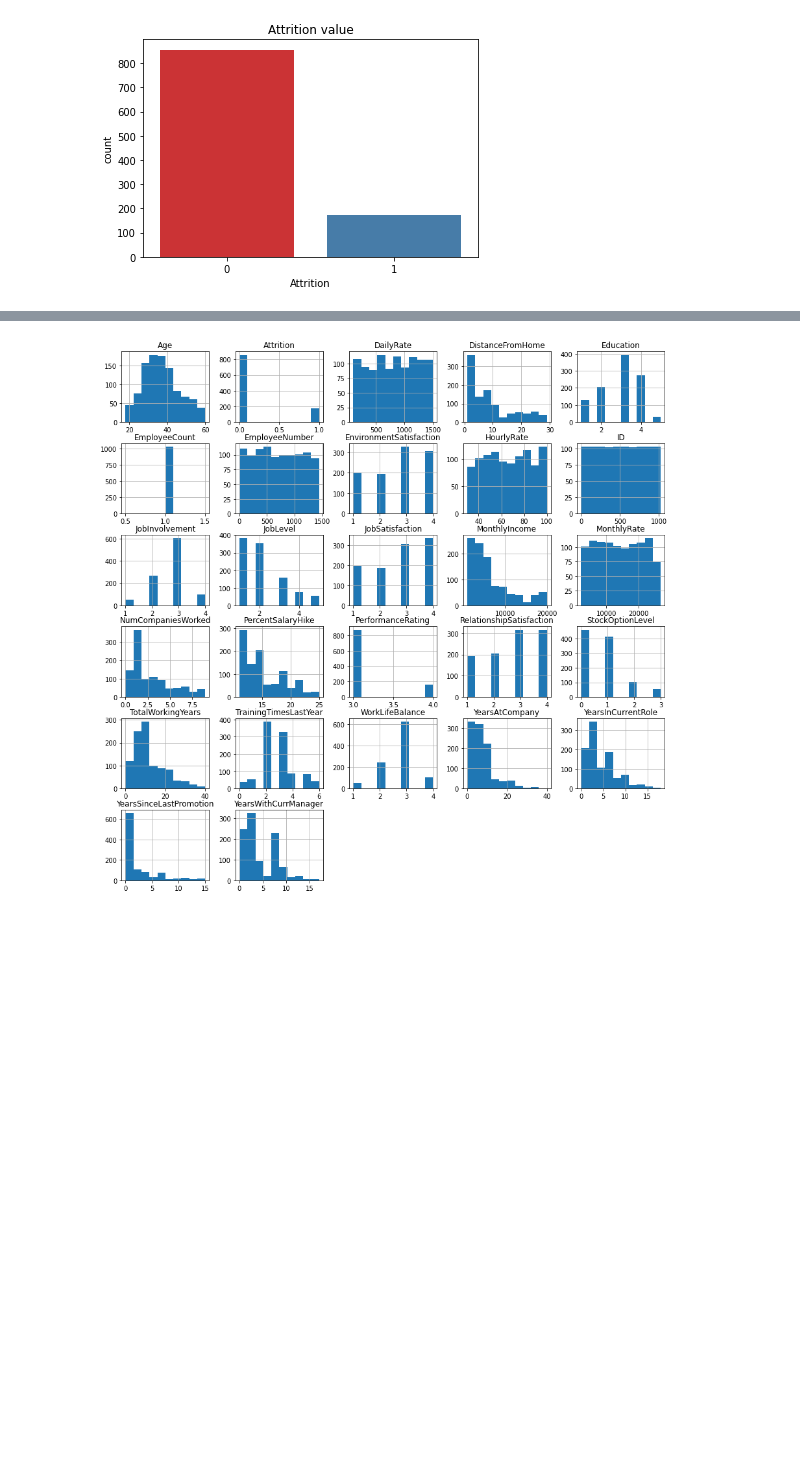
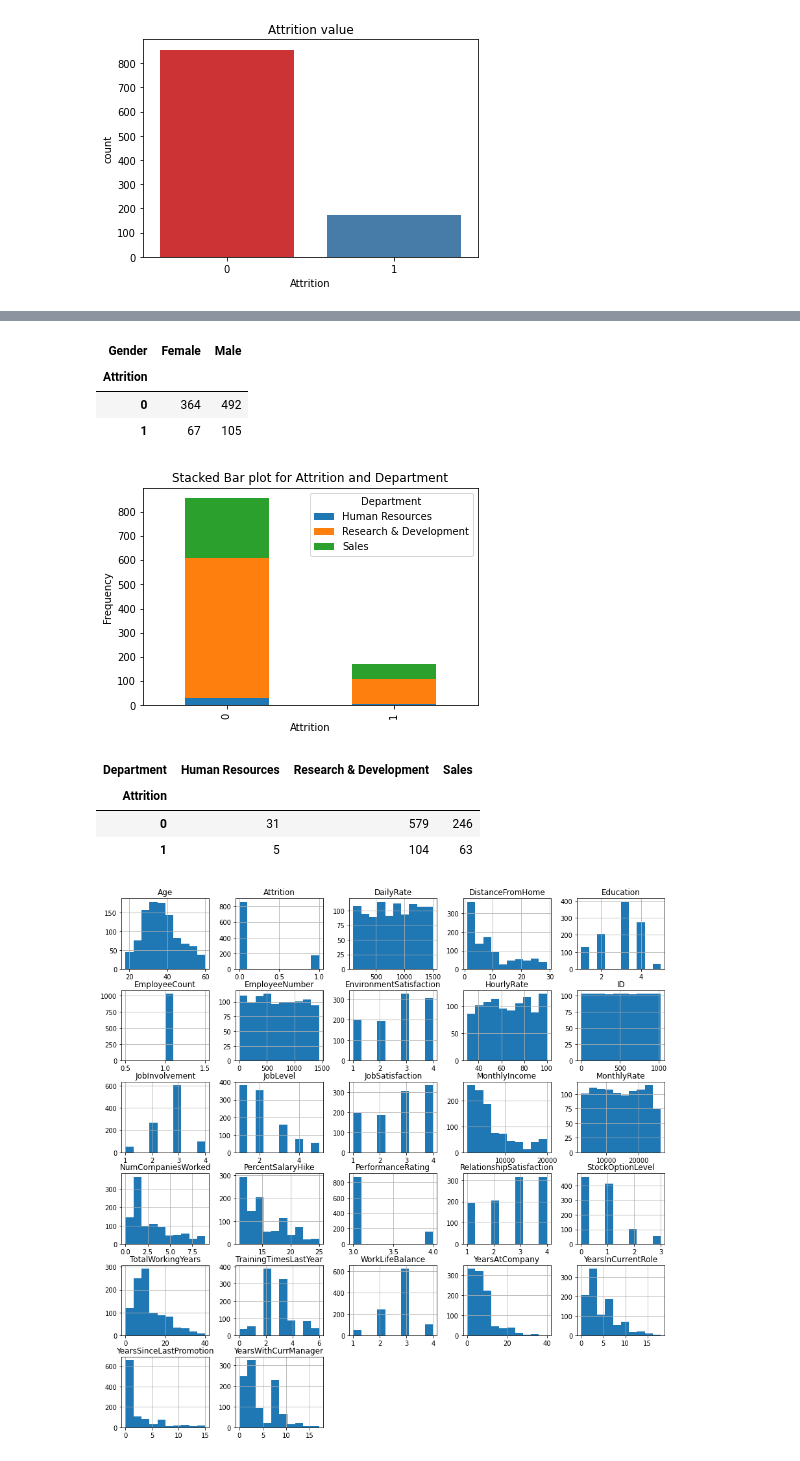
Before and after one commit to hritik5102/SHALA2020, a Jupyter notebook: 05-Assignment/ML_L1_Assignment.ipynb, the cells around one changed output, grey strips where cells are left out. Drawn from its saved outputs; the diff is of its cells as text; code cells hidden in the pictures; blank space fills up the shorter version.

```diff
--- a/05-Assignment/ML_L1_Assignment.ipynb
+++ b/05-Assignment/ML_L1_Assignment.ipynb
@@ -115,3 +123,25 @@ plt.show()
+# %%
+newcrosstab_gender
+# %% [output]
+| Gender | Female | Male |
+| Attrition |  |  |
+| 0 | 364 | 492 |
+| 1 | 67 | 105 |
+# %%
+newcrosstab_department = pd.crosstab(attrition_data.Attrition,attrition_data.Department)
+newcrosstab_department.plot(kind='bar', stacked=True)
+plt.ylabel('Frequency')
+plt.title('Stacked Bar plot for Attrition and Department')
+plt.show()
+# %% [output]
+[figure, added]
+# %%
+newcrosstab_department
+# %% [output]
+| Department | Human Resources | Research & Development | Sales |
+| Attrition |  |  |  |
+| 0 | 31 | 579 | 246 |
+| 1 | 5 | 104 | 63 |
 # %%
 attrition_data.hist(figsize=(15,15))
 plt.show()
```
Also changed, not shown: parts of 14 cells of this notebook, 34 other files.
